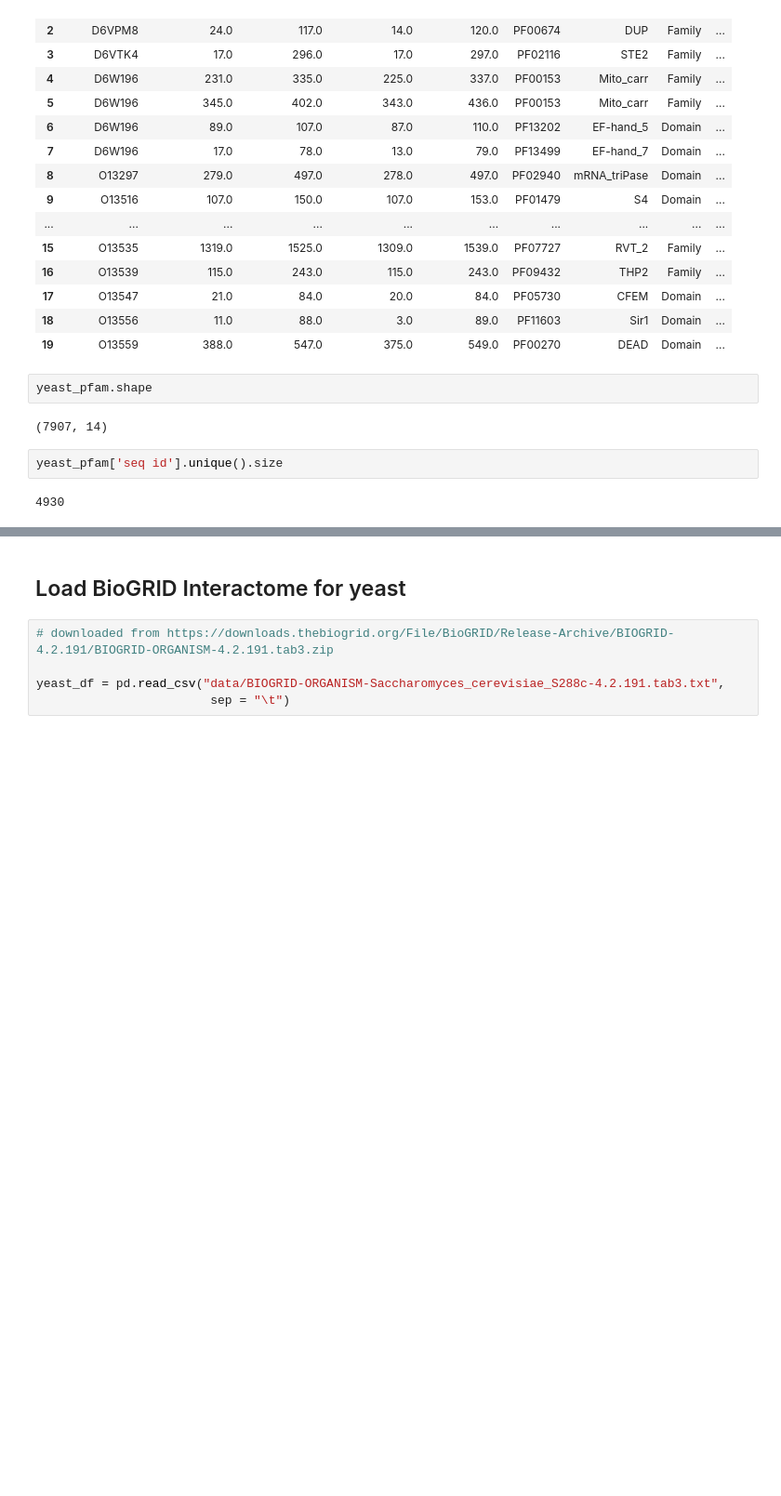
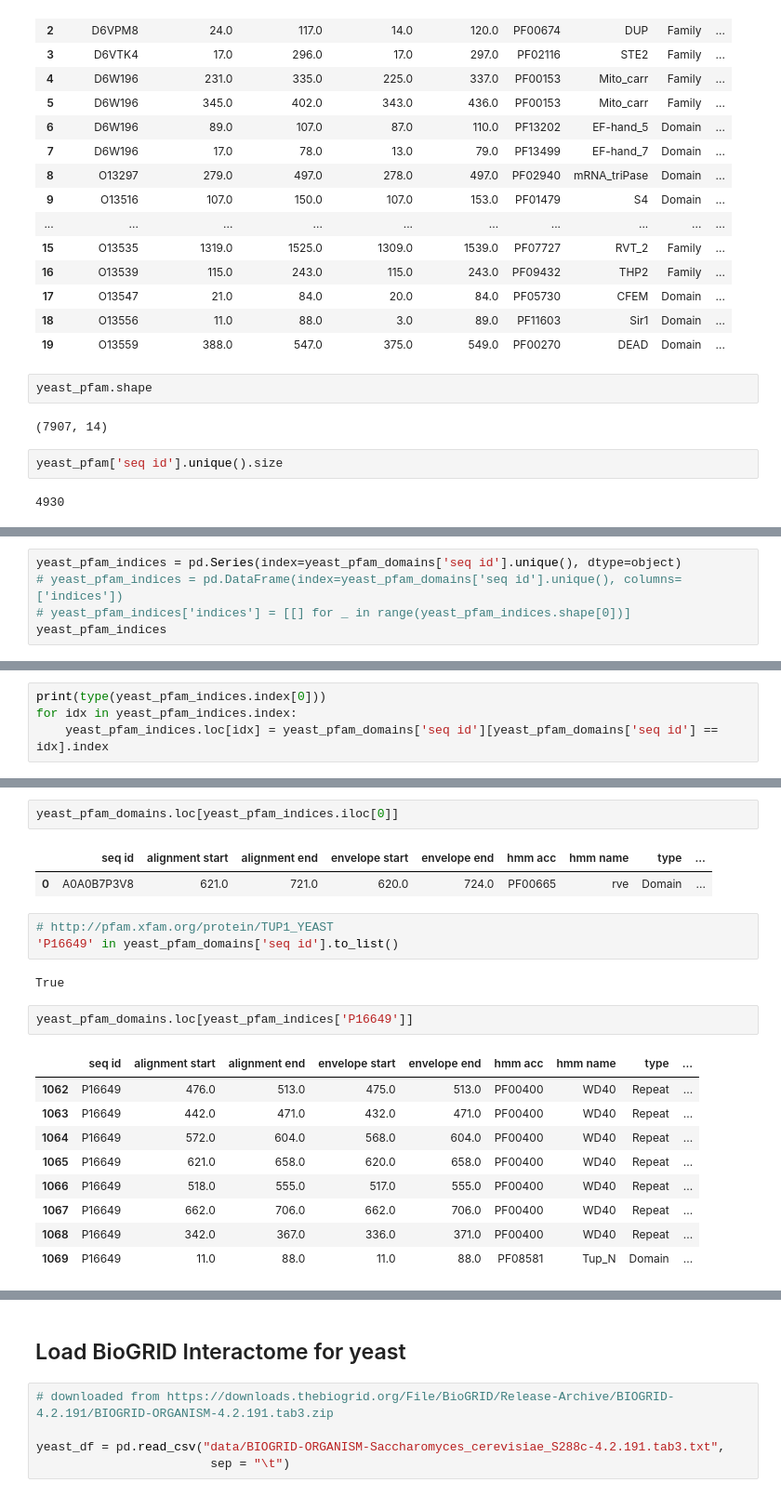
Before and after one commit to jrgreen7/PIPE, a Jupyter notebook: Deep-PIPE-Sites/eda_william.ipynb, the cells around one changed output, grey strips where cells are left out. Shown at 93% size. Cells and saved outputs as stored; diff of their text form; blank space fills up the shorter version.

```diff
--- a/Deep-PIPE-Sites/eda_william.ipynb
+++ b/Deep-PIPE-Sites/eda_william.ipynb
@@ -127,0 +134,5 @@ yeast_pfam_domains['seq id'].unique().size
+# %%
+yeast_pfam_indices = pd.Series(index=yeast_pfam_domains['seq id'].unique(), dtype=object)
+# yeast_pfam_indices = pd.DataFrame(index=yeast_pfam_domains['seq id'].unique(), columns=['indices'])
+# yeast_pfam_indices['indices'] = [[] for _ in range(yeast_pfam_indices.shape[0])]
+yeast_pfam_indices
@@ -127,0 +152,4 @@ yeast_pfam_domains['seq id'].unique().size
+# %%
+print(type(yeast_pfam_indices.index[0]))
+for idx in yeast_pfam_indices.index:
+    yeast_pfam_indices.loc[idx] = yeast_pfam_domains['seq id'][yeast_pfam_domains['seq id'] == idx].index
@@ -127,0 +173,22 @@ yeast_pfam_domains['seq id'].unique().size
+# %%
+yeast_pfam_domains.loc[yeast_pfam_indices.iloc[0]]
+# %% [output]
+|  | seq id | alignment start | alignment end | envelope start | envelope end | hmm acc | hmm name | type | ... |
+| 0 | A0A0B7P3V8 | 621.0 | 721.0 | 620.0 | 724.0 | PF00665 | rve | Domain | ... |
+# %%
+# http://pfam.xfam.org/protein/TUP1_YEAST
+'P16649' in yeast_pfam_domains['seq id'].to_list()
+# %% [output]
+True
+# %%
+yeast_pfam_domains.loc[yeast_pfam_indices['P16649']]
+# %% [output]
+|  | seq id | alignment start | alignment end | envelope start | envelope end | hmm acc | hmm name | type | ... |
+| 1062 | P16649 | 476.0 | 513.0 | 475.0 | 513.0 | PF00400 | WD40 | Repeat | ... |
+| 1063 | P16649 | 442.0 | 471.0 | 432.0 | 471.0 | PF00400 | WD40 | Repeat | ... |
+| 1064 | P16649 | 572.0 | 604.0 | 568.0 | 604.0 | PF00400 | WD40 | Repeat | ... |
+| 1065 | P16649 | 621.0 | 658.0 | 620.0 | 658.0 | PF00400 | WD40 | Repeat | ... |
+| 1066 | P16649 | 518.0 | 555.0 | 517.0 | 555.0 | PF00400 | WD40 | Repeat | ... |
+| 1067 | P16649 | 662.0 | 706.0 | 662.0 | 706.0 | PF00400 | WD40 | Repeat | ... |
+| 1068 | P16649 | 342.0 | 367.0 | 336.0 | 371.0 | PF00400 | WD40 | Repeat | ... |
+| 1069 | P16649 | 11.0 | 88.0 | 11.0 | 88.0 | PF08581 | Tup_N | Domain | ... |
```
Also changed, not shown: parts of 42 cells of this notebook.
